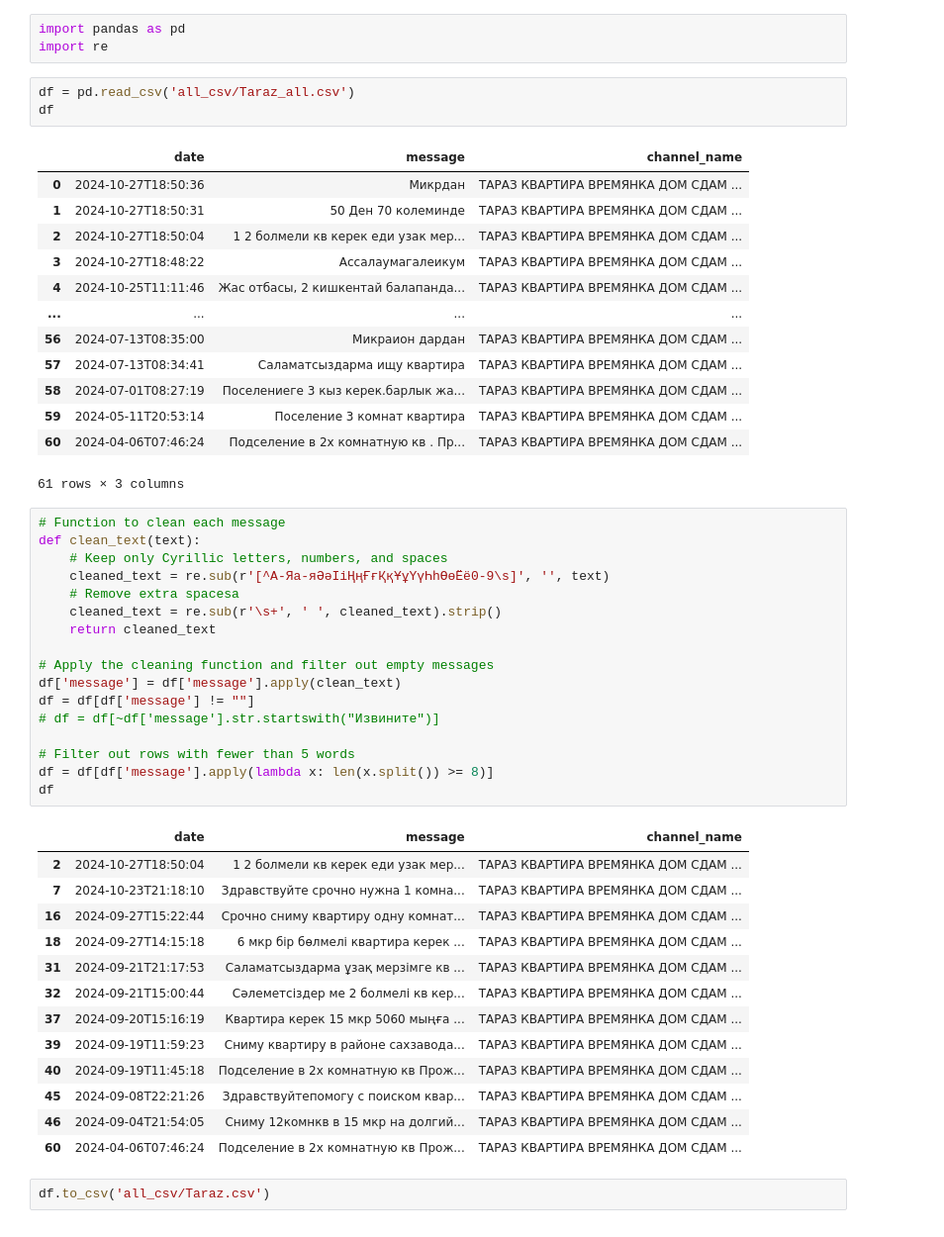
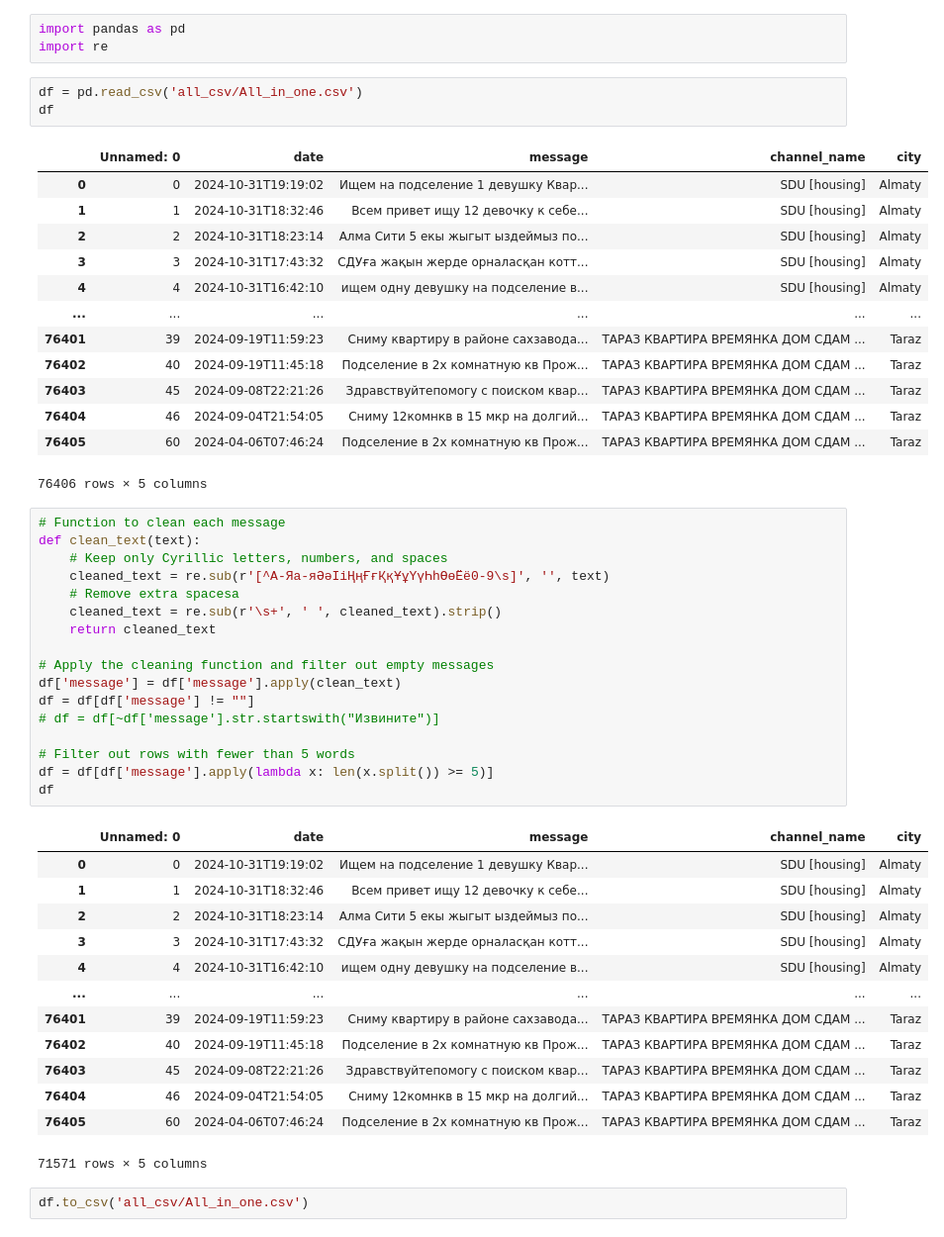
Before and after one commit to Turamyzba/sanyraq-data-analytics, a Jupyter notebook: data_collections_survey/Remove_all_symbols.ipynb, the cells around one changed output. Shown: that part at 99% size. Drawn from its saved outputs; the diff is of its cells as text.

```diff
--- a/data_collections_survey/Remove_all_symbols.ipynb
+++ b/data_collections_survey/Remove_all_symbols.ipynb
@@ -2,52 +2,52 @@
 import pandas as pd
 import re
 # %%
-df = pd.read_csv('all_csv/Taraz_all.csv')
+df = pd.read_csv('all_csv/All_in_one.csv')
 df
 # %% [output]
-|  | date | message | channel_name |
-| 0 | 2024-10-27T18:50:36 | Микрдан | ТАРАЗ КВАРТИРА ВРЕМЯНКА ДОМ СДАМ ... |
-| 1 | 2024-10-27T18:50:31 | 50 Ден 70 колеминде | ТАРАЗ КВАРТИРА ВРЕМЯНКА ДОМ СДАМ ... |
-| 2 | 2024-10-27T18:50:04 | 1 2 болмели кв керек еди узак мер... | ТАРАЗ КВАРТИРА ВРЕМЯНКА ДОМ СДАМ ... |
-| 3 | 2024-10-27T18:48:22 | Ассалаумагалеикум | ТАРАЗ КВАРТИРА ВРЕМЯНКА ДОМ СДАМ ... |
-| 4 | 2024-10-25T11:11:46 | Жас отбасы, 2 кишкентай балапанда... | ТАРАЗ КВАРТИРА ВРЕМЯНКА ДОМ СДАМ ... |
-| ... | ... | ... | ... |
-| 56 | 2024-07-13T08:35:00 | Микраион дардан | ТАРАЗ КВАРТИРА ВРЕМЯНКА ДОМ СДАМ ... |
-| 57 | 2024-07-13T08:34:41 | Саламатсыздарма ищу квартира | ТАРАЗ КВАРТИРА ВРЕМЯНКА ДОМ СДАМ ... |
-| 58 | 2024-07-01T08:27:19 | Поселениеге 3 кыз керек.барлык жа... | ТАРАЗ КВАРТИРА ВРЕМЯНКА ДОМ СДАМ ... |
-| 59 | 2024-05-11T20:53:14 | Поселение 3 комнат квартира | ТАРАЗ КВАРТИРА ВРЕМЯНКА ДОМ СДАМ ... |
-| 60 | 2024-04-06T07:46:24 | Подселение в 2х комнатную кв . Пр... | ТАРАЗ КВАРТИРА ВРЕМЯНКА ДОМ СДАМ ... |
+|  | Unnamed: 0 | date | message | channel_name | city |
+| 0 | 0 | 2024-10-31T19:19:02 | Ищем на подселение 1 девушку Квар... | SDU [housing] | Almaty |
+| 1 | 1 | 2024-10-31T18:32:46 | Всем привет ищу 12 девочку к себе... | SDU [housing] | Almaty |
+| 2 | 2 | 2024-10-31T18:23:14 | Алма Сити 5 екы жыгыт ыздеймыз по... | SDU [housing] | Almaty |
+| 3 | 3 | 2024-10-31T17:43:32 | СДУға жақын жерде орналасқан котт... | SDU [housing] | Almaty |
+| 4 | 4 | 2024-10-31T16:42:10 | ищем одну девушку на подселение в... | SDU [housing] | Almaty |
+| ... | ... | ... | ... | ... | ... |
+| 76401 | 39 | 2024-09-19T11:59:23 | Сниму квартиру в районе сахзавода... | ТАРАЗ КВАРТИРА ВРЕМЯНКА ДОМ СДАМ ... | Taraz |
+| 76402 | 40 | 2024-09-19T11:45:18 | Подселение в 2х комнатную кв Прож... | ТАРАЗ КВАРТИРА ВРЕМЯНКА ДОМ СДАМ ... | Taraz |
+| 76403 | 45 | 2024-09-08T22:21:26 | Здравствуйтепомогу с поиском квар... | ТАРАЗ КВАРТИРА ВРЕМЯНКА ДОМ СДАМ ... | Taraz |
+| 76404 | 46 | 2024-09-04T21:54:05 | Сниму 12комнкв в 15 мкр на долгий... | ТАРАЗ КВАРТИРА ВРЕМЯНКА ДОМ СДАМ ... | Taraz |
+| 76405 | 60 | 2024-04-06T07:46:24 | Подселение в 2х комнатную кв Прож... | ТАРАЗ КВАРТИРА ВРЕМЯНКА ДОМ СДАМ ... | Taraz |
-61 rows × 3 columns
+76406 rows × 5 columns
 # %%
 # Function to clean each message
 def clean_text(text):
     # Keep only Cyrillic letters, numbers, and spaces
     cleaned_text = re.sub(r'[^А-Яа-яӘәІіҢңҒғҚқҰұҮүҺһӨөЁё0-9\s]', '', text)
     # Remove extra spacesa
     cleaned_text = re.sub(r'\s+', ' ', cleaned_text).strip()
     return cleaned_text
 
 # Apply the cleaning function and filter out empty messages
 df['message'] = df['message'].apply(clean_text)
 df = df[df['message'] != ""]
 # df = df[~df['message'].str.startswith("Извините")]
 
 # Filter out rows with fewer than 5 words
-df = df[df['message'].apply(lambda x: len(x.split()) >= 8)]
+df = df[df['message'].apply(lambda x: len(x.split()) >= 5)]
 df
 # %% [output]
-|  | date | message | channel_name |
-| 2 | 2024-10-27T18:50:04 | 1 2 болмели кв керек еди узак мер... | ТАРАЗ КВАРТИРА ВРЕМЯНКА ДОМ СДАМ ... |
-| 7 | 2024-10-23T21:18:10 | Здравствуйте срочно нужна 1 комна... | ТАРАЗ КВАРТИРА ВРЕМЯНКА ДОМ СДАМ ... |
-| 16 | 2024-09-27T15:22:44 | Срочно сниму квартиру одну комнат... | ТАРАЗ КВАРТИРА ВРЕМЯНКА ДОМ СДАМ ... |
-| 18 | 2024-09-27T14:15:18 | 6 мкр бір бөлмелі квартира керек ... | ТАРАЗ КВАРТИРА ВРЕМЯНКА ДОМ СДАМ ... |
-| 31 | 2024-09-21T21:17:53 | Саламатсыздарма ұзақ мерзімге кв ... | ТАРАЗ КВАРТИРА ВРЕМЯНКА ДОМ СДАМ ... |
-| 32 | 2024-09-21T15:00:44 | Сәлеметсіздер ме 2 болмелі кв кер... | ТАРАЗ КВАРТИРА ВРЕМЯНКА ДОМ СДАМ ... |
-| 37 | 2024-09-20T15:16:19 | Квартира керек 15 мкр 5060 мыңға ... | ТАРАЗ КВАРТИРА ВРЕМЯНКА ДОМ СДАМ ... |
-| 39 | 2024-09-19T11:59:23 | Сниму квартиру в районе сахзавода... | ТАРАЗ КВАРТИРА ВРЕМЯНКА ДОМ СДАМ ... |
-| 40 | 2024-09-19T11:45:18 | Подселение в 2х комнатную кв Прож... | ТАРАЗ КВАРТИРА ВРЕМЯНКА ДОМ СДАМ ... |
-| 45 | 2024-09-08T22:21:26 | Здравствуйтепомогу с поиском квар... | ТАРАЗ КВАРТИРА ВРЕМЯНКА ДОМ СДАМ ... |
-| 46 | 2024-09-04T21:54:05 | Сниму 12комнкв в 15 мкр на долгий... | ТАРАЗ КВАРТИРА ВРЕМЯНКА ДОМ СДАМ ... |
-| 60 | 2024-04-06T07:46:24 | Подселение в 2х комнатную кв Прож... | ТАРАЗ КВАРТИРА ВРЕМЯНКА ДОМ СДАМ ... |
+|  | Unnamed: 0 | date | message | channel_name | city |
+| 0 | 0 | 2024-10-31T19:19:02 | Ищем на подселение 1 девушку Квар... | SDU [housing] | Almaty |
+| 1 | 1 | 2024-10-31T18:32:46 | Всем привет ищу 12 девочку к себе... | SDU [housing] | Almaty |
+| 2 | 2 | 2024-10-31T18:23:14 | Алма Сити 5 екы жыгыт ыздеймыз по... | SDU [housing] | Almaty |
+| 3 | 3 | 2024-10-31T17:43:32 | СДУға жақын жерде орналасқан котт... | SDU [housing] | Almaty |
+| 4 | 4 | 2024-10-31T16:42:10 | ищем одну девушку на подселение в... | SDU [housing] | Almaty |
+| ... | ... | ... | ... | ... | ... |
+| 76401 | 39 | 2024-09-19T11:59:23 | Сниму квартиру в районе сахзавода... | ТАРАЗ КВАРТИРА ВРЕМЯНКА ДОМ СДАМ ... | Taraz |
+| 76402 | 40 | 2024-09-19T11:45:18 | Подселение в 2х комнатную кв Прож... | ТАРАЗ КВАРТИРА ВРЕМЯНКА ДОМ СДАМ ... | Taraz |
+| 76403 | 45 | 2024-09-08T22:21:26 | Здравствуйтепомогу с поиском квар... | ТАРАЗ КВАРТИРА ВРЕМЯНКА ДОМ СДАМ ... | Taraz |
+| 76404 | 46 | 2024-09-04T21:54:05 | Сниму 12комнкв в 15 мкр на долгий... | ТАРАЗ КВАРТИРА ВРЕМЯНКА ДОМ СДАМ ... | Taraz |
+| 76405 | 60 | 2024-04-06T07:46:24 | Подселение в 2х комнатную кв Прож... | ТАРАЗ КВАРТИРА ВРЕМЯНКА ДОМ СДАМ ... | Taraz |
+71571 rows × 5 columns
 # %%
-df.to_csv('all_csv/Taraz.csv')
+df.to_csv('all_csv/All_in_one.csv')
```
Also changed, not shown: 3 other files.
